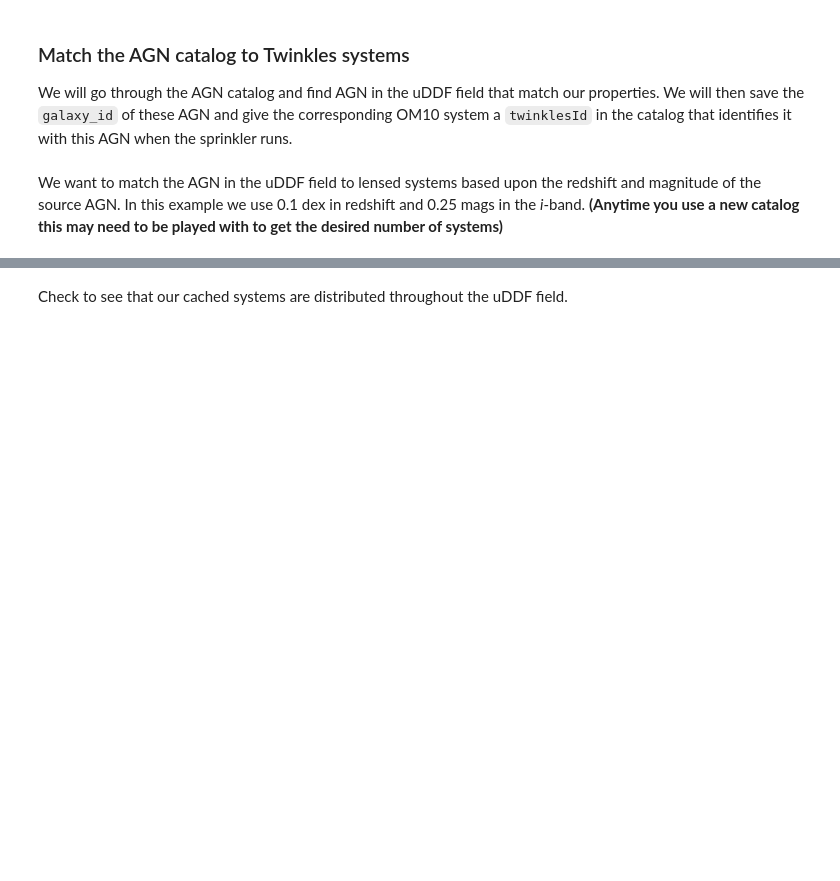
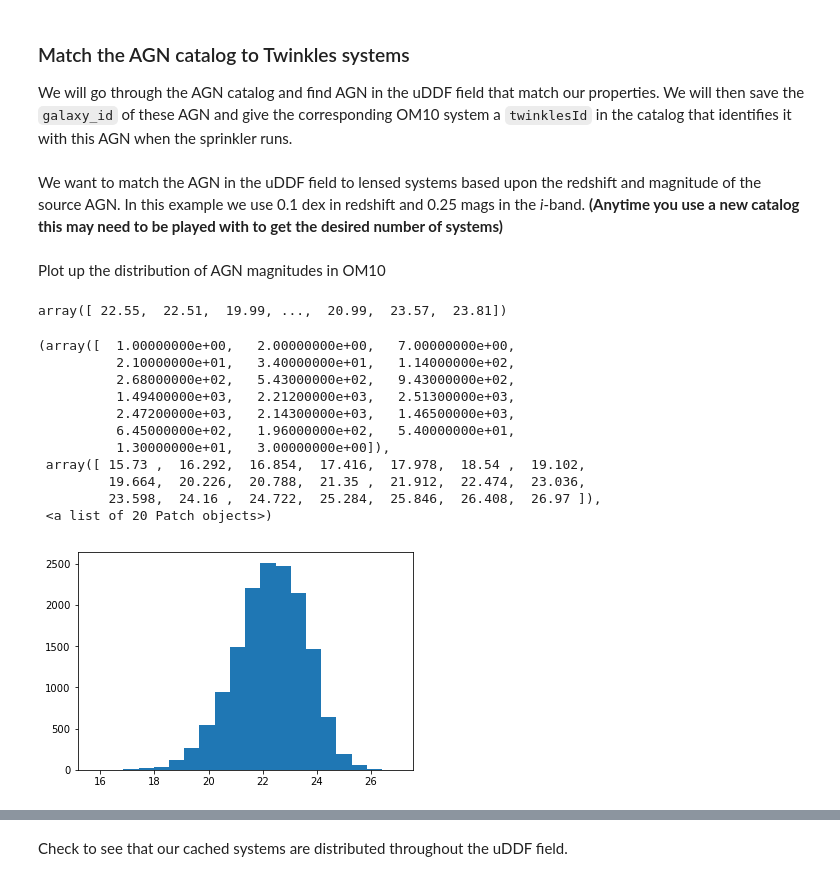
Before and after one commit to LSSTDESC/Twinkles, a Jupyter notebook: examples/notebooks/dc2_sprinkler_cache_production.ipynb, the cells around one changed output, grey strips where cells are left out. Saved outputs shown, nothing was run; the diff lists cells and outputs as text; code cells hidden in the pictures; blank space fills up the shorter version.

Commit message:
Updating to match distributions Nan produced at hack week.

```diff
--- a/examples/notebooks/dc2_sprinkler_cache_production.ipynb
+++ b/examples/notebooks/dc2_sprinkler_cache_production.ipynb
@@ -159,3 +159,26 @@ def find_agn_lens_candidates(galz, gal_mag):
 df_agn = df_agn.query('raPhoSim < 53.755 and raPhoSim > 52.495 and decPhoSim < -27.55 and decPhoSim > -28.65')
 # %%
 df_agn = df_agn.reset_index(drop=True)
+# %% [markdown]
+Plot up the distribution of AGN magnitudes in OM10
+# %%
+twinkles_lenses['MAGI_IN']
+# %% [output]
+array([ 22.55,  22.51,  19.99, ...,  20.99,  23.57,  23.81])
+# %%
+import matplotlib as mpl
+mpl.rcParams['text.usetex'] = False
+plt.hist(twinkles_lenses['MAGI_IN'], bins=20)
+# %% [output]
+(array([  1.00000000e+00,   2.00000000e+00,   7.00000000e+00,
+          2.10000000e+01,   3.40000000e+01,   1.14000000e+02,
+          2.68000000e+02,   5.43000000e+02,   9.43000000e+02,
+          1.49400000e+03,   2.21200000e+03,   2.51300000e+03,
+          2.47200000e+03,   2.14300000e+03,   1.46500000e+03,
+          6.45000000e+02,   1.96000000e+02,   5.40000000e+01,
+          1.30000000e+01,   3.00000000e+00]),
+ array([ 15.73 ,  16.292,  16.854,  17.416,  17.978,  18.54 ,  19.102,
+         19.664,  20.226,  20.788,  21.35 ,  21.912,  22.474,  23.036,
+         23.598,  24.16 ,  24.722,  25.284,  25.846,  26.408,  26.97 ]),
+ <a list of 20 Patch objects>)
+[figure, added]
```
Also changed, not shown: parts of 17 cells of this notebook.
